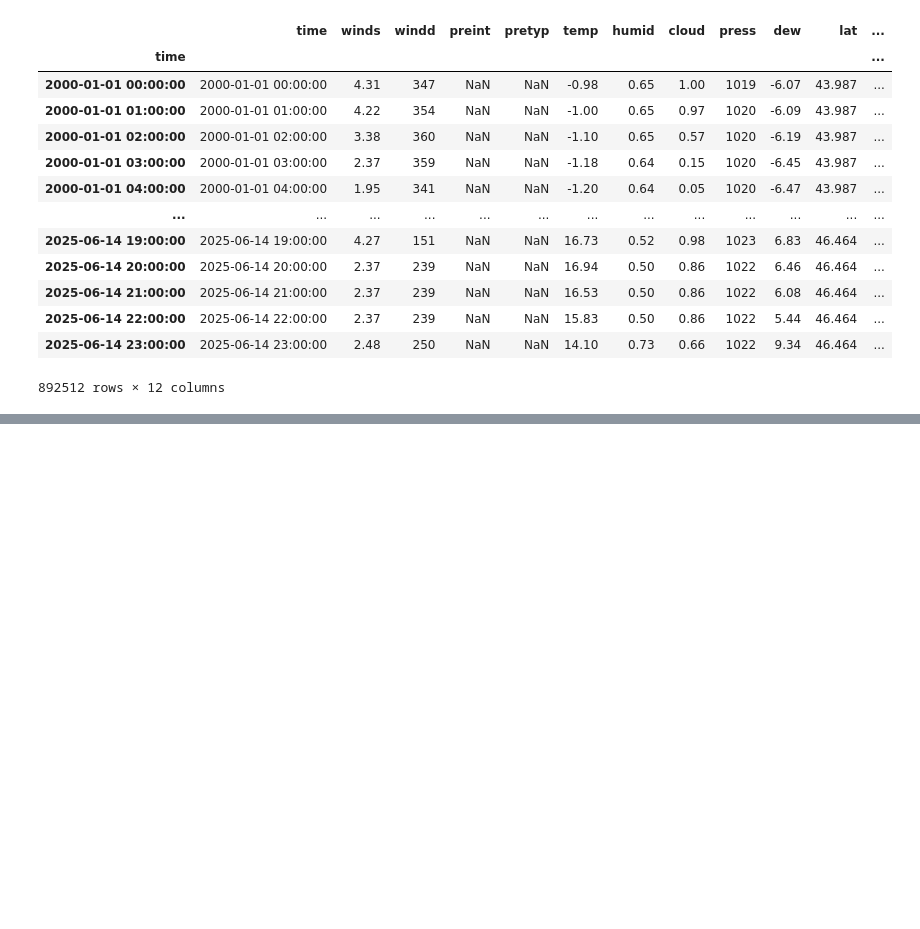
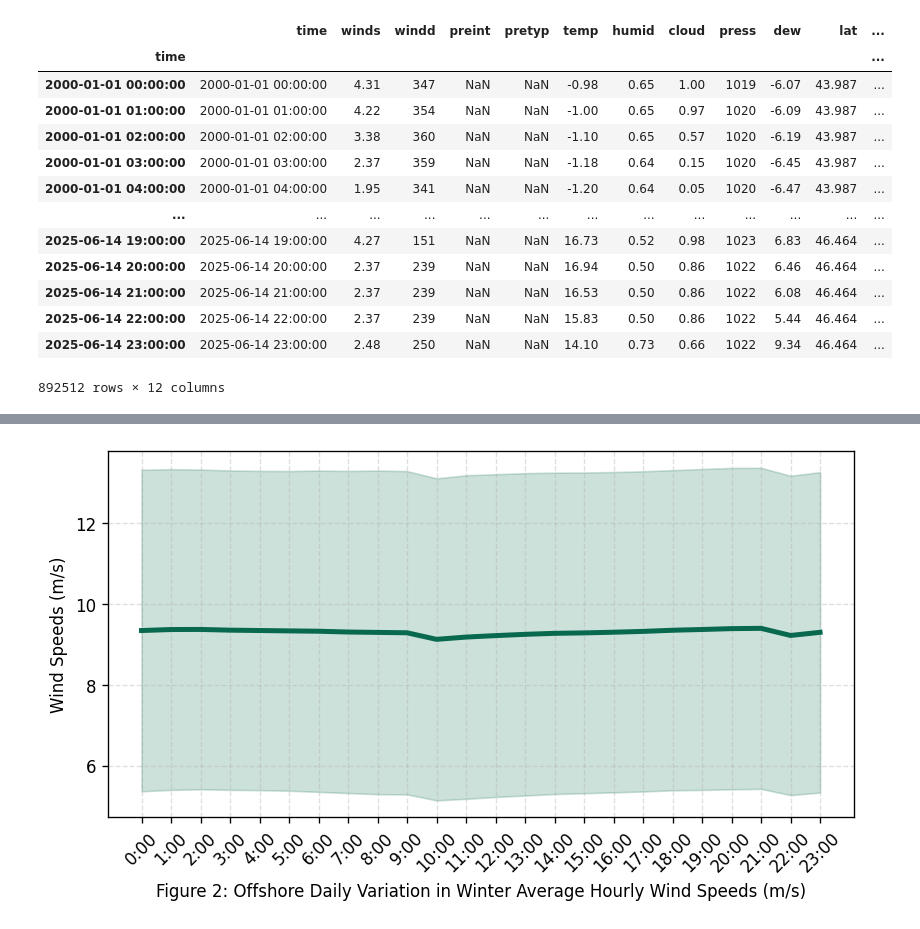
Before and after one commit to jacobthompson101/novascotia-wind-grid, a Jupyter notebook: notebook/offshore.ipynb, the cells around one changed output, grey strips where cells are left out. Drawn from its saved outputs; the diff is of its cells as text; code cells hidden in the pictures; blank space fills up the shorter version.

```diff
--- a/notebook/offshore.ipynb
+++ b/notebook/offshore.ipynb
@@ -496,0 +541,20 @@ df_4coordinates_13col[df_4coordinates_13col["time"].dt.year >= 2007].to_parquet(
+# %%
+def hourly_winter4chart(data):
+    #Diurnal Fig 2
+    datawinter = data[(data['time'].dt.month <= 3) & (data['time'].dt.month >= 1) | (data['time'].dt.month <= 12) & (data['time'].dt.month >= 10)]
+    diurnalm = datawinter['winds'].groupby(datawinter['time'].dt.hour).mean()
+    diurnals = datawinter['winds'].groupby(datawinter['time'].dt.hour).std()
+    xaxis2b = [0,1,2,3,4,5,6,7,8,9,10,11,12,13,14,15,16,17,18,19,20,21,22,23]
+    xaxisHours = ["0:00","1:00","2:00","3:00","4:00","5:00","6:00","7:00","8:00","9:00","10:00","11:00","12:00","13:00","14:00","15:00","16:00","17:00","18:00","19:00","20:00","21:00","22:00","23:00"]
+    fig = plt.figure(figsize=(7, 4.04), dpi=120, facecolor='w', edgecolor='w')
+    plt.grid(visible=True, which='major', axis='both', linestyle='--', alpha=0.4)
+    #grid(color='r', linestyle='-', linewidth=2)
+    colourg1 = '#09694E'
+    errorfill(xaxis2b, diurnalm, yerr=diurnals, color=colourg1, alpha_fill=0.2)
+    plt.xticks(xaxis2b,xaxisHours, rotation=45)
+    plt.margins(0.05)
+    dmaxm = (diurnals+diurnalm).max()+1
+
+    plt.ylabel('Wind Speeds (m/s)')
+    plt.xlabel('Figure 2: Offshore Daily Variation in Winter Average Hourly Wind Speeds (m/s)')
+    plt.tight_layout()
@@ -496,0 +566,4 @@ df_4coordinates_13col[df_4coordinates_13col["time"].dt.year >= 2007].to_parquet(
+# %%
+hourly_winter4chart(df_4coordinates)
+# %% [output]
+[figure, added]
```
Also changed, not shown: parts of 10 cells of this notebook.
